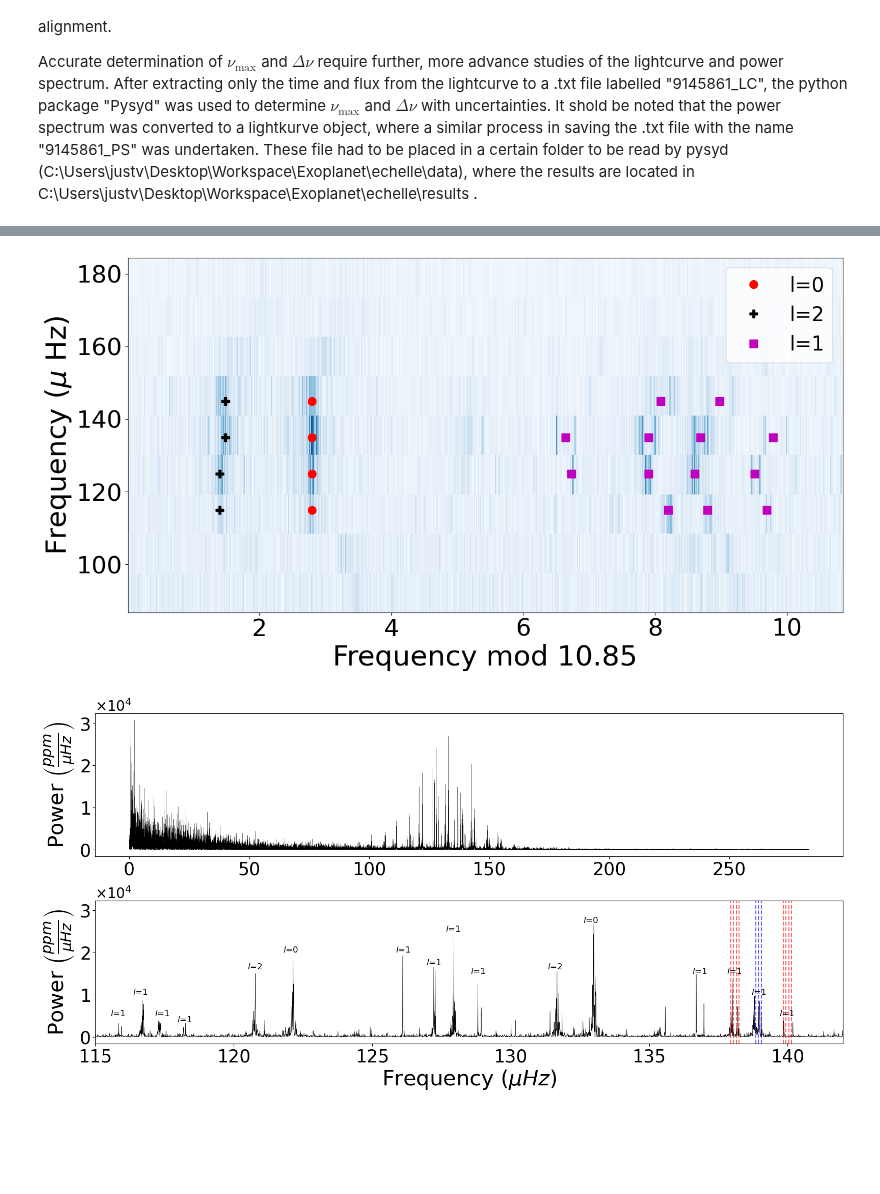
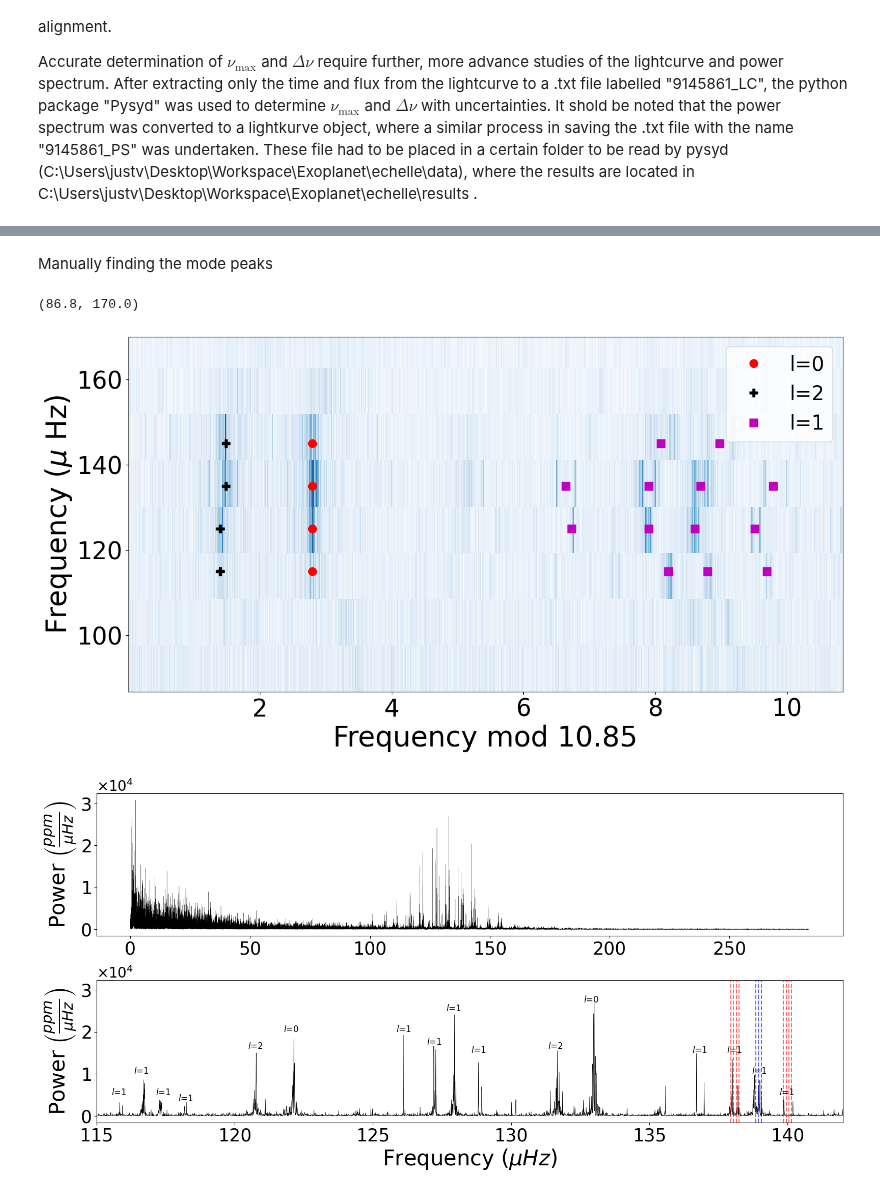
Before and after one commit to SilencePhyxion/KOI6194, a Jupyter notebook: code/Astero.ipynb, the cells around one changed output, grey strips where cells are left out. Drawn from its saved outputs; the diff is of its cells as text; code cells hidden in the pictures; blank space fills up the shorter version.

```diff
--- a/code/Astero.ipynb
+++ b/code/Astero.ipynb
@@ -115,6 +115,8 @@ zoom_periodogram_astero.plot();
 # amplitude = periodogram_astero.power.value
 # c = echelle.plot_echelle(frequency,amplitude,10.85, scale='sqrt',ax=ax
 #                      ,cmap='Blues',interpolation='none',smooth=False,fmin=90,fmax=190)
+# %% [markdown]
+Manually finding the mode peaks
 # %%
 # hiding the axis for [0,0] and [0,1]
 figure_astero, axes = plt.subplots(1,1, figsize=(16,8),sharex=False,sharey=False)
@@ -127,37 +129,39 @@ ax = axes
 echelle.plot_echelle(frequency,amplitude,10.85, scale='sqrt',ax=ax
                      ,cmap='Blues',interpolation='none',smooth=False,fmin=90,fmax=190)
 ax.set_xlabel('Frequency mod 10.85',fontsize=fontsize)
 ax.set_ylabel('Frequency ($\mu$ Hz)',fontsize=fontsize)
 ax.tick_params(axis='both', labelsize=labelsize)
 
 #highlighting l=0 mode
-ax.plot(2.79,125,'or',markerfacecolor='r',label='l=0',markersize=10)
+# ax.plot(2.79,125,'or',markerfacecolor='r',label='l=0',markersize=10)
 ax.plot(2.79,115,'or',markerfacecolor='r',markersize=10)
 ax.plot(2.79,135,'or',markerfacecolor='r',markersize=10)
 ax.plot(2.79,145,'or',markerfacecolor='r',markersize=10)
 #highlighting l=2 mode
-ax.plot(1.39,125,'Pk',markerfacecolor='k',label='l=2',markersize=10)
+# ax.plot(1.39,125,'Pk',markerfacecolor='k',label='l=2',markersize=10)
 ax.plot(1.39,115,'Pk',markerfacecolor='k',markersize=10)
 ax.plot(1.48,135,'Pk',markerfacecolor='k',markersize=10)
 ax.plot(1.48,145,'Pk',markerfacecolor='k',markersize=10)
 #highlighting l=1 modes
 ax.plot(6.73,125,'sm',markerfacecolor='m',label='l=1',markersize=10)
 ax.plot(7.90,125,'sm',markerfacecolor='m',markersize=10)
 ax.plot(8.60,125,'sm',markerfacecolor='m',markersize=10)
 ax.plot(9.51,125,'sm',markerfacecolor='m',markersize=10)
 ax.plot(6.64,135,'sm',markerfacecolor='m',markersize=10)
 ax.plot(7.90,135,'sm',markerfacecolor='m',markersize=10)
 ax.plot(8.69,135,'sm',markerfacecolor='m',markersize=10)
 ax.plot(9.79,135,'sm',markerfacecolor='m',markersize=10)
 ax.plot(8.09,145,'sm',markerfacecolor='m',markersize=10)
 ax.plot(8.98,145,'sm',markerfacecolor='m',markersize=10)
 ax.plot(8.20,115,'sm',markerfacecolor='m',markersize=10)
 ax.plot(8.80,115,'sm',markerfacecolor='m',markersize=10)
 ax.plot(9.70,115,'sm',markerfacecolor='m',markersize=10)
 ax.legend(fontsize=25)
-plt.savefig('echelle_diagram.png',facecolor='w',dpi=100,bbox_inches='tight')
+ax.set_ylim(None, 170)
+# plt.savefig('echelle_diagram.png',facecolor='w',dpi=100,bbox_inches='tight')
 # %% [output]
+(86.8, 170.0)
-[figure, old version]
+[figure, new version]
 # %%
 from matplotlib import colors
 from matplotlib.ticker import ScalarFormatter
```
Also changed, not shown: parts of 6 cells of this notebook, 5 other files.
